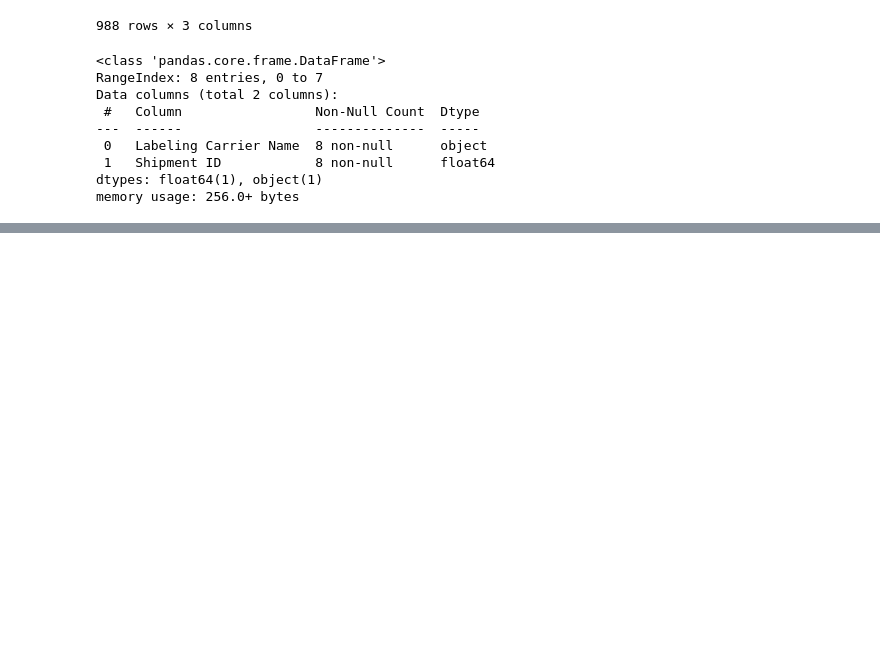
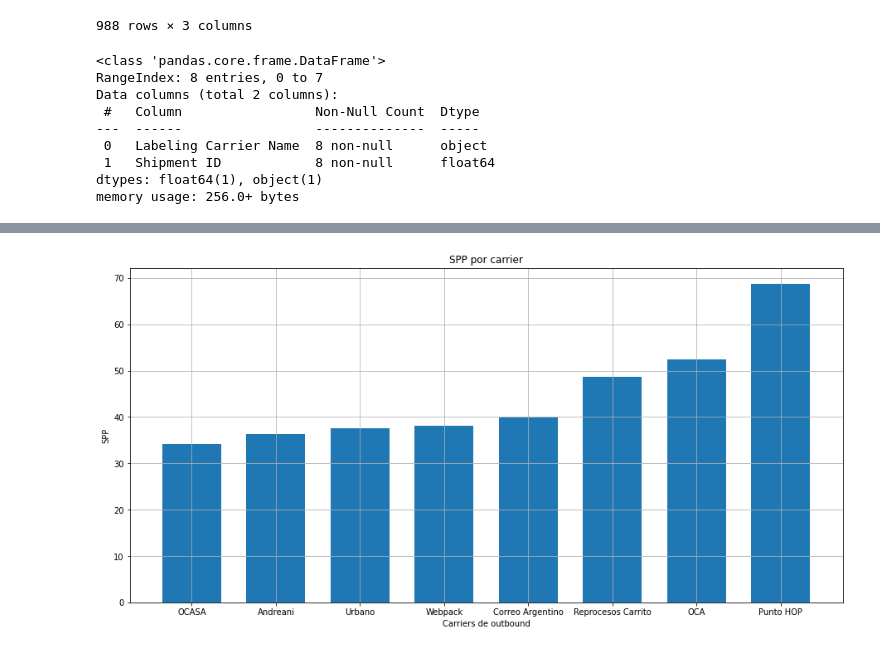
Before and after one commit to Mgobeaalcoba/exploratory_data_analysis_course, a Jupyter notebook: shipment_analitics.ipynb, the cells around one changed output, grey strips where cells are left out. Cells and saved outputs as stored; diff of their text form; code cells hidden in the pictures; blank space fills up the shorter version.

```diff
--- a/shipment_analitics.ipynb
+++ b/shipment_analitics.ipynb
@@ -200,0 +221,3 @@ alt.Chart(agg_spp_by_carrier).mark_bar().encode(
+# %%
+agg_spp_by_carrier = agg_spp_by_carrier.sort_values('Shipment ID', ascending = True)
+agg_spp_by_carrier
@@ -200,0 +234,14 @@ alt.Chart(agg_spp_by_carrier).mark_bar().encode(
+# %%
+plt.bar(agg_spp_by_carrier['Labeling Carrier Name'],agg_spp_by_carrier['Shipment ID'],width=0.7,)
+plt.grid()
+plt.xlabel("Carriers de outbound")
+plt.ylabel("SPP")
+plt.title("SPP por carrier")
+plt.subplots_adjust(left=0.01,
+                    bottom=0.1,
+                    right=2,
+                    top=1.5,
+                    wspace=1,
+                    hspace=1)
+# %% [output]
+[figure, added]
```
Also changed, not shown: parts of 9 cells of this notebook.
